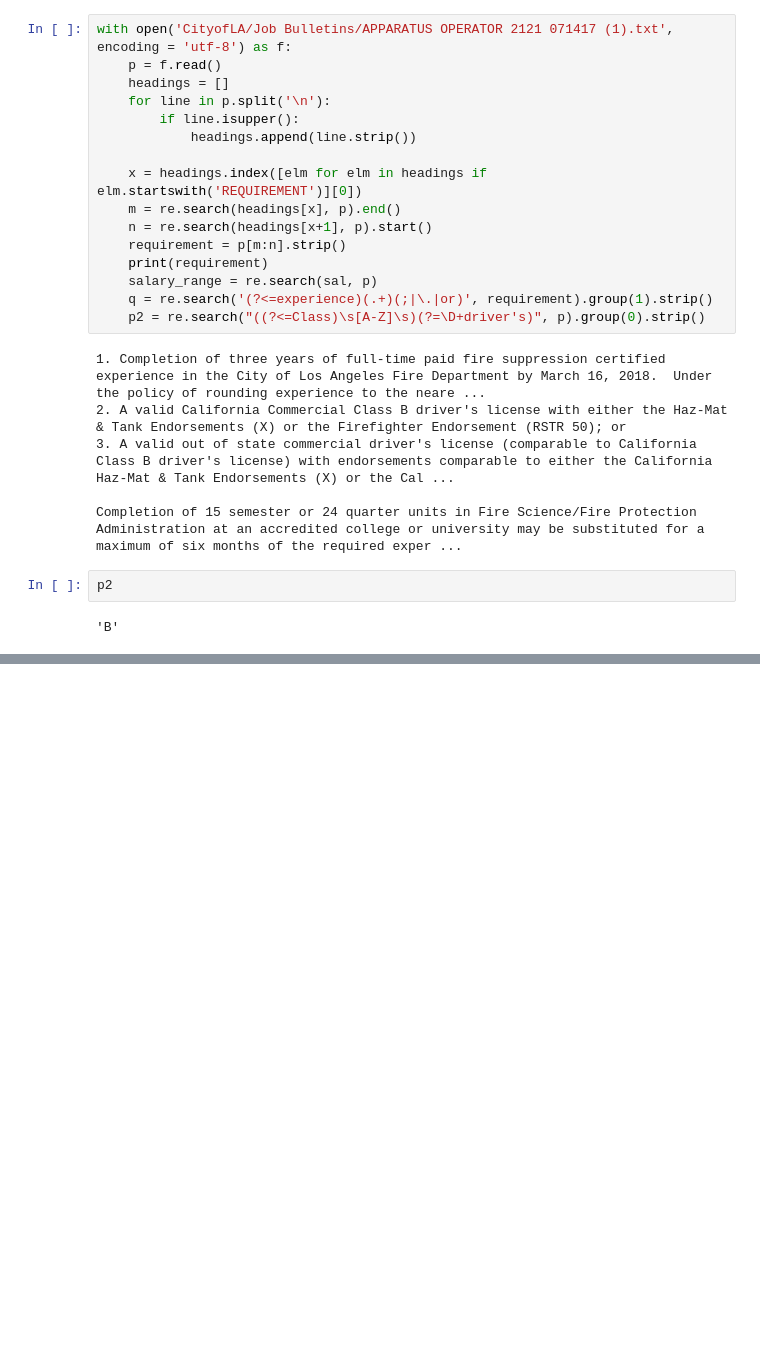
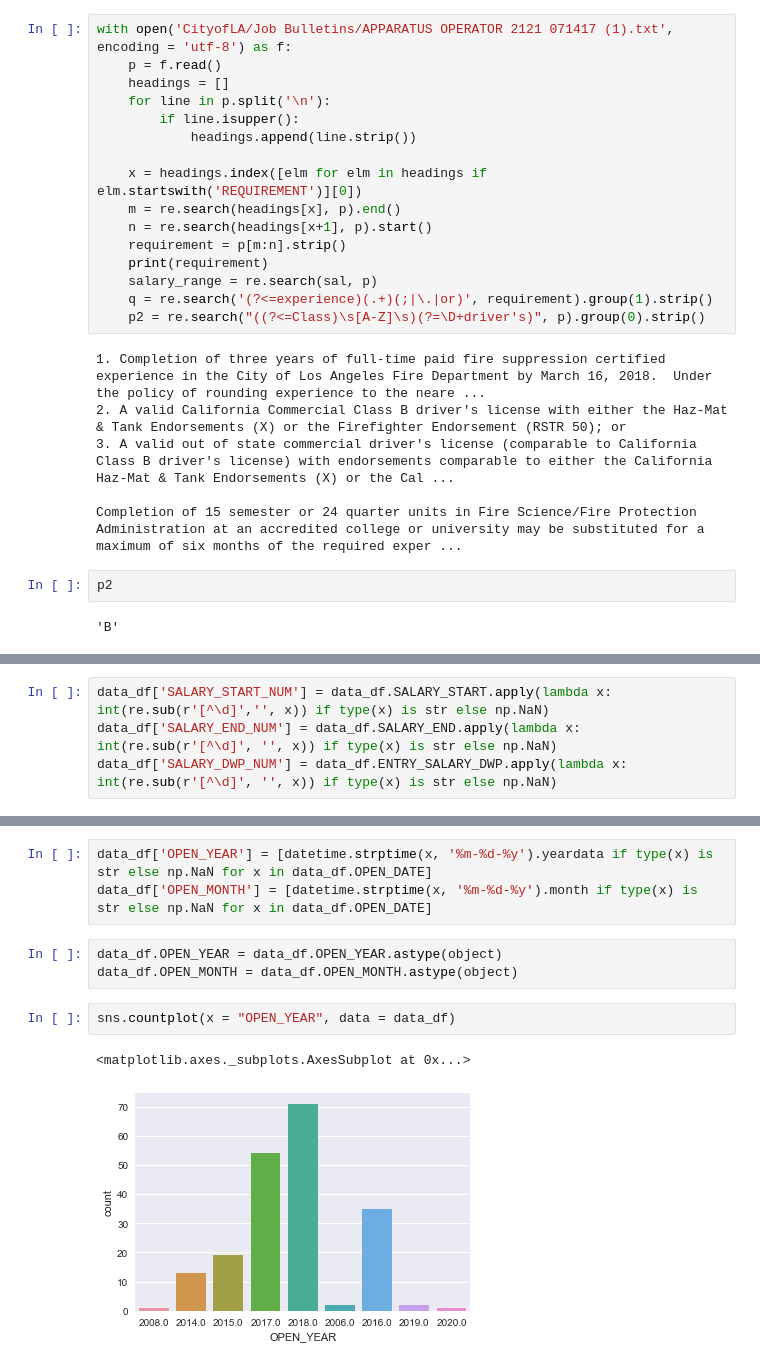
Before and after one commit to gt0410/City-of-LA-Kaggle, a Jupyter notebook: main.ipynb, the cells around one changed output, grey strips where cells are left out. Saved outputs shown, nothing was run; the diff lists cells and outputs as text; blank space fills up the shorter version.

```diff
--- a/main.ipynb
+++ b/main.ipynb
@@ -440,0 +502,4 @@ p2
+# %%
+data_df['SALARY_START_NUM'] = data_df.SALARY_START.apply(lambda x: int(re.sub(r'[^\d]','', x)) if type(x) is str else np.NaN)
+data_df['SALARY_END_NUM'] = data_df.SALARY_END.apply(lambda x: int(re.sub(r'[^\d]', '', x)) if type(x) is str else np.NaN)
+data_df['SALARY_DWP_NUM'] = data_df.ENTRY_SALARY_DWP.apply(lambda x: int(re.sub(r'[^\d]', '', x)) if type(x) is str else np.NaN)
@@ -440,0 +513,11 @@ p2
+# %%
+data_df['OPEN_YEAR'] = [datetime.strptime(x, '%m-%d-%y').yeardata if type(x) is str else np.NaN for x in data_df.OPEN_DATE]
+data_df['OPEN_MONTH'] = [datetime.strptime(x, '%m-%d-%y').month if type(x) is str else np.NaN for x in data_df.OPEN_DATE]
+# %%
+data_df.OPEN_YEAR = data_df.OPEN_YEAR.astype(object)
+data_df.OPEN_MONTH = data_df.OPEN_MONTH.astype(object)
+# %%
+sns.countplot(x = "OPEN_YEAR", data = data_df)
+# %% [output]
+<matplotlib.axes._subplots.AxesSubplot at 0x...>
+[figure, added]
```
Also changed, not shown: parts of 18 cells of this notebook.
